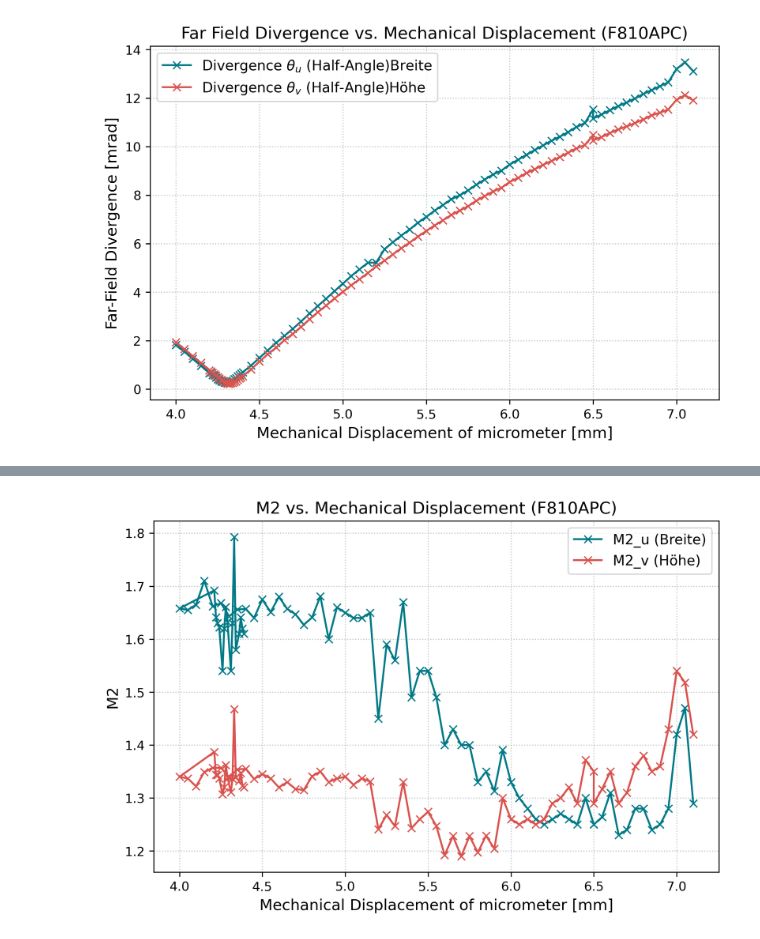
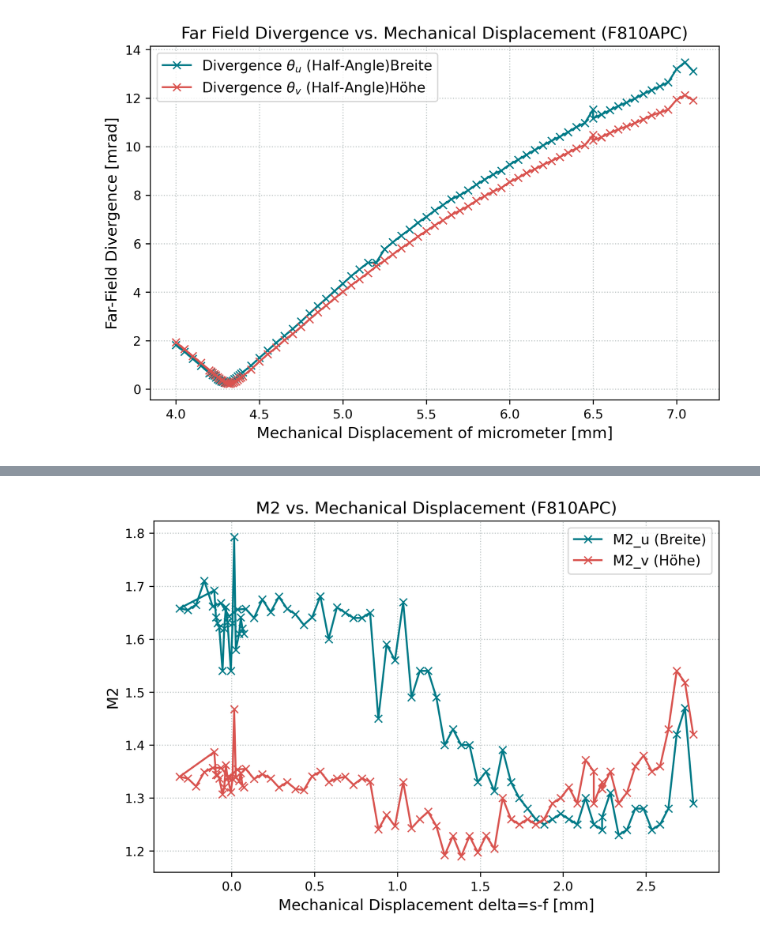
Before and after one commit to CodeTurtleT/lasercom-divergence-control, a Jupyter notebook: m2_1308.ipynb, the cells around one changed output, grey strips where cells are left out. Drawn from its saved outputs; the diff is of its cells as text; code cells hidden in the pictures.

```diff
--- a/m2_1308.ipynb
+++ b/m2_1308.ipynb
@@ -71,29 +123,30 @@ plt.show()
 # %%
 #m2 plot
 data = np.genfromtxt(
-    '/Users/trinity/Desktop/bachelor.thesis/measurements/1308_measure/m2_measurements_1308.csv',
+    '/Users/trinity/Desktop/bachelor.thesis/measurements/1308_1408_measure/m2_measurements_1308.csv',
     delimiter=','
 )
 
 distance_mechanical = data[:, 0]
+delta= distance_mechanical - 4.315
 theta_u = data[:, 1]
 M2_u = data[:, 2]
-theta_v = data[:, 3]
-M2_v = data[:, 4]
+theta_v = data[:, 4]
+M2_v = data[:, 5]
 
 
 plt.figure(figsize=(8, 5))
-plt.plot(distance_mechanical, M2_u, '-x',label='M2_u (Breite)', color='#007A87')
-plt.plot(distance_mechanical, M2_v, '-x', label='M2_v (Höhe)', color='#D9534F')
+plt.plot(delta, M2_u, '-x',label='M2_u (Breite)', color='#007A87')
+plt.plot(delta, M2_v, '-x', label='M2_v (Höhe)', color='#D9534F')
 
-plt.xlabel(r"Mechanical Displacement of micrometer [mm]")
+plt.xlabel(r"Mechanical Displacement delta=s-f [mm]")
 plt.ylabel('M2')
 plt.title('M2 vs. Mechanical Displacement (F810APC)')
 plt.legend()
 plt.savefig("/Users/trinity/Desktop/bachelor.thesis/ba_plots/measurements/setup/M2_vs_mechanival_displacement.pdf")
 
 
 plt.show()
 #theta= M2 wave/ w*pi
 # %% [output]
-[figure, old version]
+[figure, new version]
```
Also changed, not shown: parts of 3 cells of this notebook, 1 other file.
